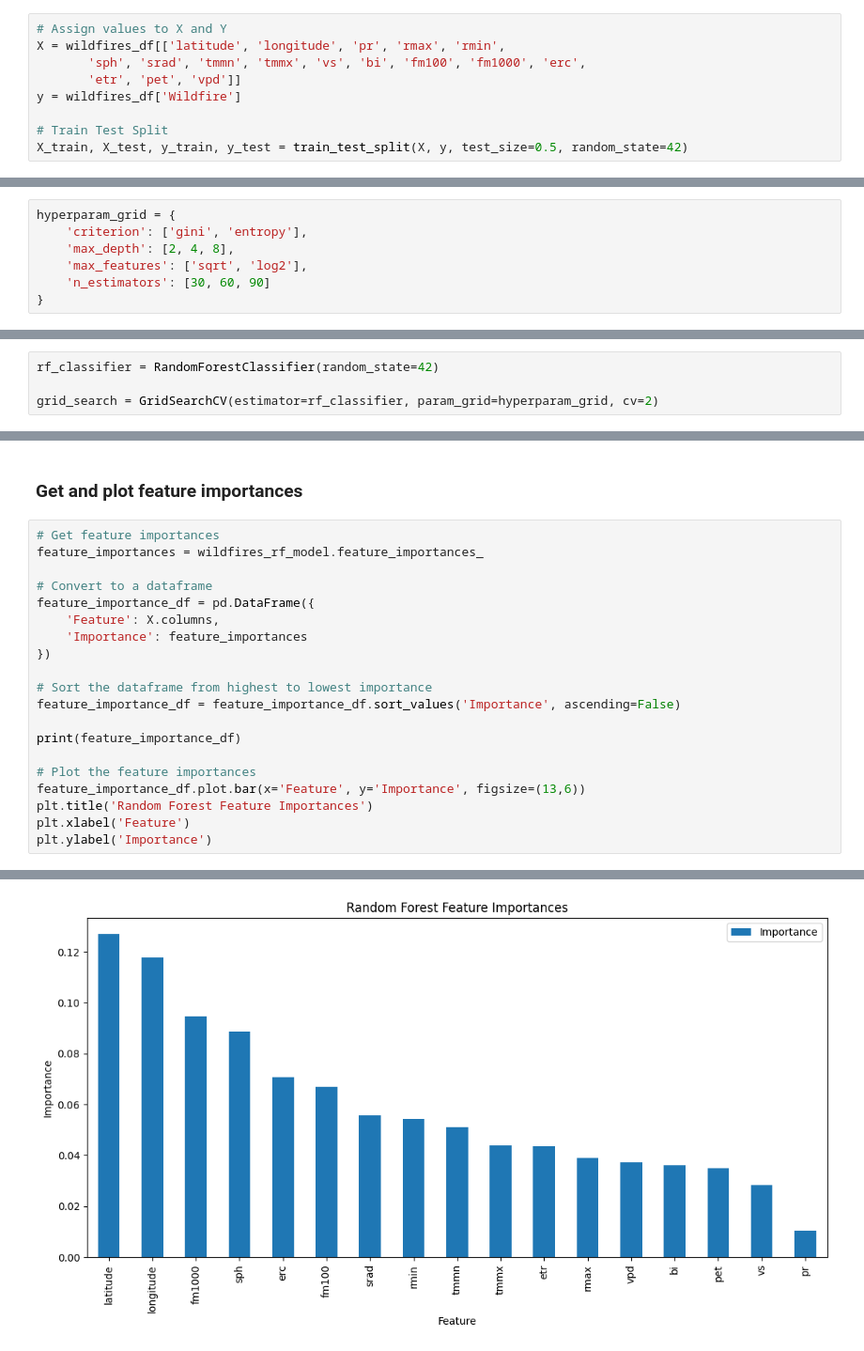
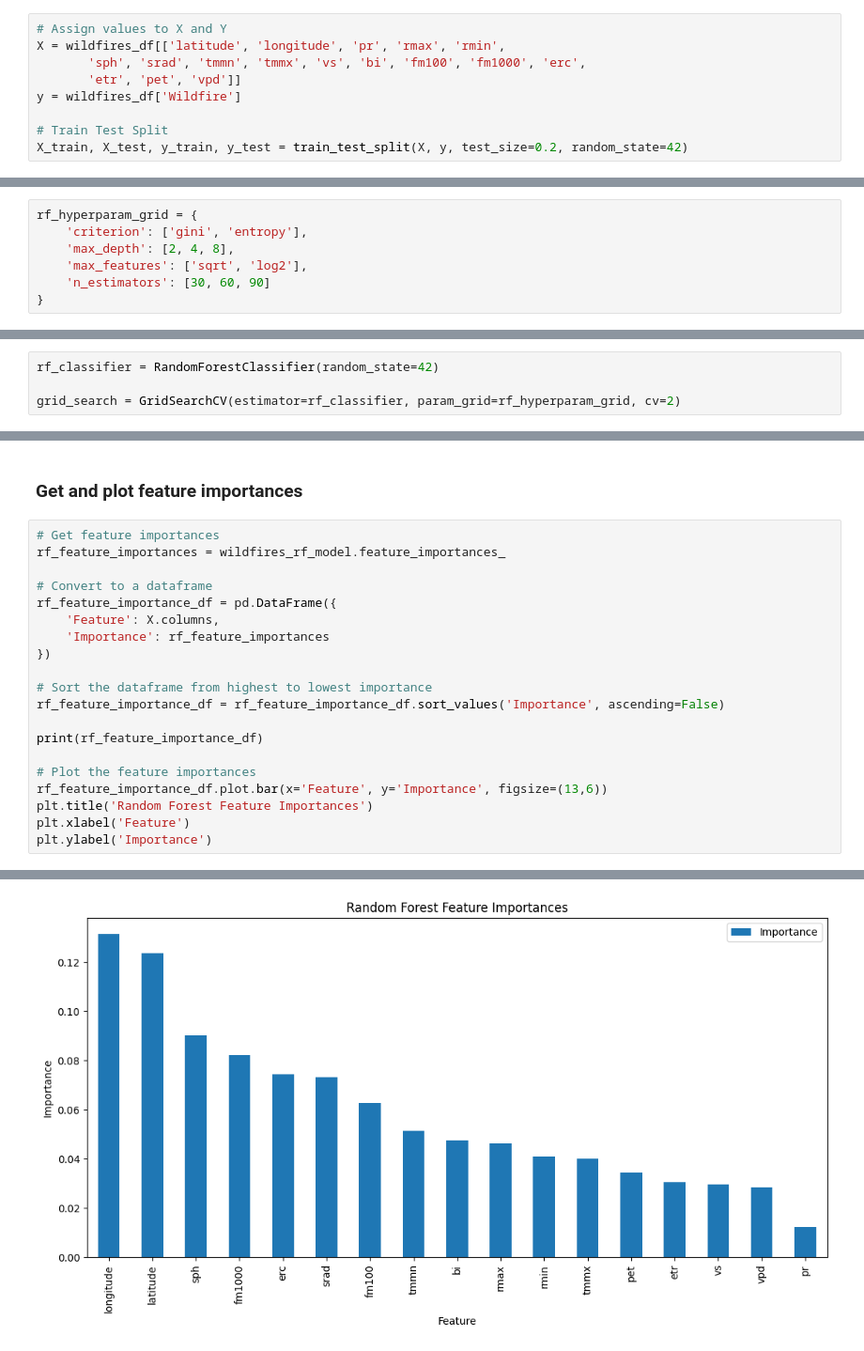
Before and after one commit to krodrig8/MBBE-BE-Project-Check-in-3V2, a Jupyter notebook: Checkin3.ipynb, the cells around one changed output, grey strips where cells are left out. Shown at 94% size. Saved outputs shown, nothing was run; the diff lists cells and outputs as text.

```diff
--- a/Checkin3.ipynb
+++ b/Checkin3.ipynb
@@ -101,11 +102,11 @@ X = wildfires_df[['latitude', 'longitude', 'pr', 'rmax', 'rmin',
 y = wildfires_df['Wildfire']
 
 # Train Test Split
-X_train, X_test, y_train, y_test = train_test_split(X, y, test_size=0.5, random_state=42)
+X_train, X_test, y_train, y_test = train_test_split(X, y, test_size=0.2, random_state=42)
 # %% [markdown]
 ### Define the hyperparameter grid
 # %%
-hyperparam_grid = {
+rf_hyperparam_grid = {
 	'criterion': ['gini', 'entropy'],
 	'max_depth': [2, 4, 8],
 	'max_features': ['sqrt', 'log2'],
@@ -116,7 +117,7 @@ hyperparam_grid = {
 # %%
 rf_classifier = RandomForestClassifier(random_state=42)
 
-grid_search = GridSearchCV(estimator=rf_classifier, param_grid=hyperparam_grid, cv=2)
+grid_search = GridSearchCV(estimator=rf_classifier, param_grid=rf_hyperparam_grid, cv=2)
 # %% [markdown]
 ### Run the grid search and get the best hyperparameters
 # %%
@@ -177,21 +193,21 @@ weighted avg       0.91      0.95      0.93      2500
 ### Get and plot feature importances
 # %%
 # Get feature importances
-feature_importances = wildfires_rf_model.feature_importances_
+rf_feature_importances = wildfires_rf_model.feature_importances_
 
 # Convert to a dataframe
-feature_importance_df = pd.DataFrame({
+rf_feature_importance_df = pd.DataFrame({
 	'Feature': X.columns,
-	'Importance': feature_importances
+	'Importance': rf_feature_importances
 })
 
 # Sort the dataframe from highest to lowest importance
-feature_importance_df = feature_importance_df.sort_values('Importance', ascending=False)
+rf_feature_importance_df = rf_feature_importance_df.sort_values('Importance', ascending=False)
 
-print(feature_importance_df)
+print(rf_feature_importance_df)
 
 # Plot the feature importances
-feature_importance_df.plot.bar(x='Feature', y='Importance', figsize=(13,6))
+rf_feature_importance_df.plot.bar(x='Feature', y='Importance', figsize=(13,6))
 plt.title('Random Forest Feature Importances')
 plt.xlabel('Feature')
 plt.ylabel('Importance')
@@ -217,2 +233,2 @@ plt.ylabel('Importance')
 Text(0, 0.5, 'Importance')
-[figure, old version]
+[figure, new version]
```
Also changed, not shown: parts of 27 cells of this notebook.
